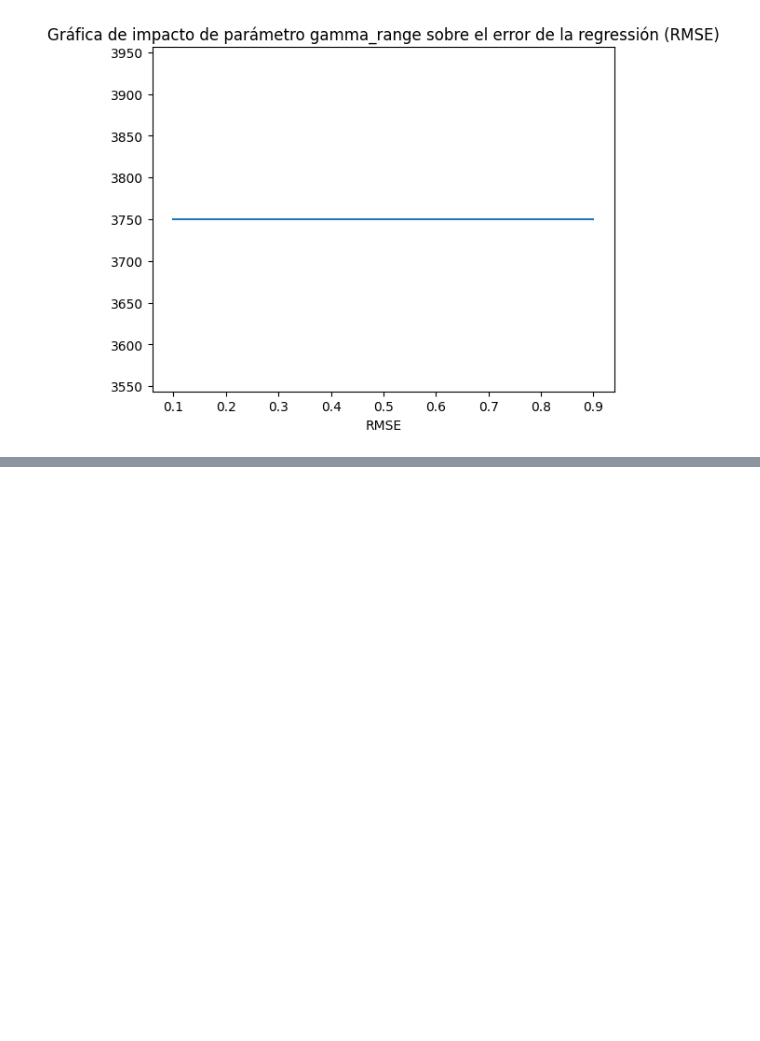
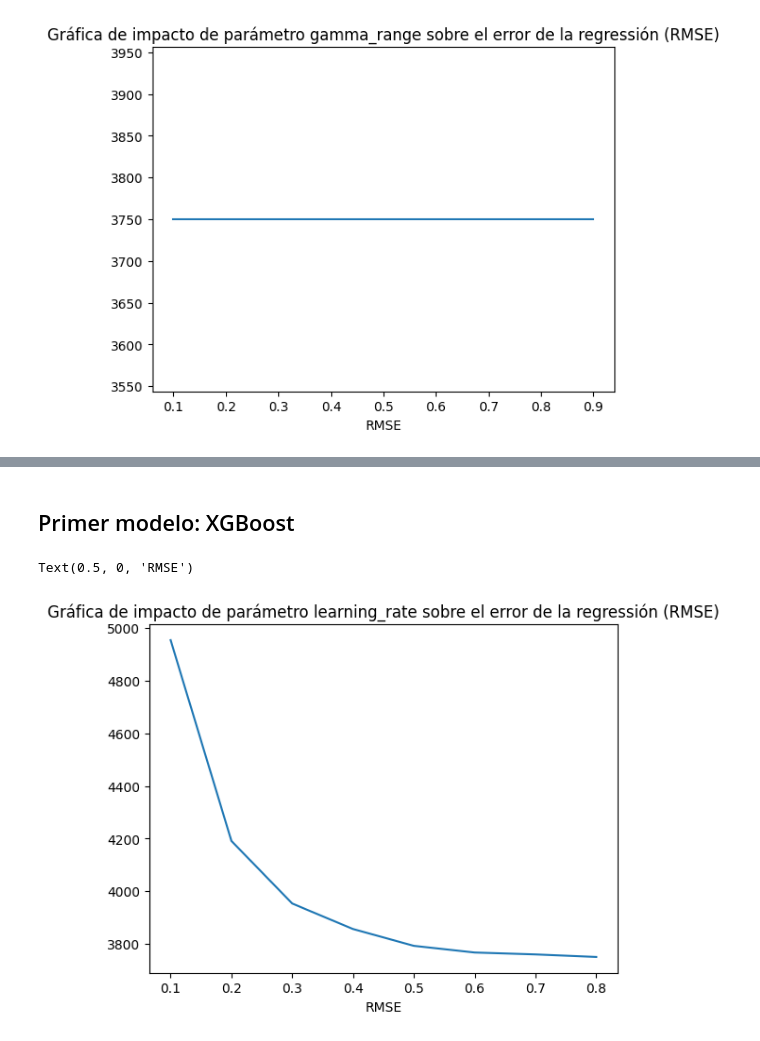
Before and after one commit to Raegar-dot/MIAD_NLP_2024, a Jupyter notebook: Semana 3/S3P1_proyecto1.ipynb, the cells around one changed output, grey strips where cells are left out. Drawn from its saved outputs; the diff is of its cells as text; code cells hidden in the pictures; blank space fills up the shorter version.

```diff
--- a/Semana 3/S3P1_proyecto1.ipynb
+++ b/Semana 3/S3P1_proyecto1.ipynb
@@ -638,0 +655,3 @@ Text(0.5, 0, 'RMSE')
+# %%
+df_train = pd.concat([df_train.drop(columns = ['Make', 'Model', 'State']), pd.get_dummies(df_train['Make'], drop_first = True, prefix = 'Make').replace({True:1, False:0}), pd.get_dummies(df_train['Model'].str.upper(), drop_first = True, prefix = 'Model').replace({True:1, False:0}), pd.get_dummies(df_train['State'], drop_first = True, prefix = 'State').replace({True:1, False:0})], axis = 1)
+df_test = pd.concat([df_test.drop(columns = ['Make', 'Model', 'State']), pd.get_dummies(df_test['Make'], drop_first = True, prefix = 'Make').replace({True:1, False:0}), pd.get_dummies(df_test['Model'].str.upper(), drop_first = True, prefix = 'Model').replace({True:1, False:0}), pd.get_dummies(df_test['State'], drop_first = True, prefix = 'State').replace({True:1, False:0})], axis = 1)
@@ -638,0 +778,12 @@ Text(0.5, 0, 'RMSE')
+# %%
+# Ajustar el nombre de los modelos con el fin de reducir la cantidad de categórias en dicho campo
+
+# Crear copia de los dataframes originales
+df_train = dataTraining.copy()
+df_test = dataTesting.copy()
+
+# Ajustar la variable Model
+df_train['Model'] = df_train['Model'].str[:5].str.upper()
+df_test['Model'] = df_test['Model'].str[:5].str.upper()
+
+df_train.shape
@@ -638,0 +792,3 @@ Text(0.5, 0, 'RMSE')
+# %%
+df_train = pd.concat([df_train.drop(columns = ['Make', 'Model', 'State']), pd.get_dummies(df_train['Make'], drop_first = True, prefix = 'Make').replace({True:1, False:0}), pd.get_dummies(df_train['Model'].str.upper(), drop_first = True, prefix = 'Model').replace({True:1, False:0}), pd.get_dummies(df_train['State'], drop_first = True, prefix = 'State').replace({True:1, False:0})], axis = 1)
+df_test = pd.concat([df_test.drop(columns = ['Make', 'Model', 'State']), pd.get_dummies(df_test['Make'], drop_first = True, prefix = 'Make').replace({True:1, False:0}), pd.get_dummies(df_test['Model'].str.upper(), drop_first = True, prefix = 'Model').replace({True:1, False:0}), pd.get_dummies(df_test['State'], drop_first = True, prefix = 'State').replace({True:1, False:0})], axis = 1)
@@ -638,0 +838,10 @@ Text(0.5, 0, 'RMSE')
+# %%
+# Partir la base de Training en training y test
+
+# df_train.dropna(inplace = True)
+X1 = df_train.drop(columns = 'Price')
+y1 = df_train['Price']
+
+from sklearn.model_selection import train_test_split
+X_train1, X_test1, y_train1, y_test1 = train_test_split(X1, y1, test_size=0.33, random_state=42)
+X_train1.shape
@@ -638,0 +866,22 @@ Text(0.5, 0, 'RMSE')
+# %% [markdown]
+## Primer modelo: XGBoost
+# %%
+# Lista de valores del parámetro learning_rate_range a probar
+learning_rate_range = [0.1, 0.2, 0.3, 0.4, 0.5, 0.6, 0.7, 0.8]
+rmse_scores = []
+
+# Inicialización del modelo de ensamblaje de XGBRegressor usando k-folds cross-validation con k = 10
+for parameter in learning_rate_range:
+    randomforest2 = XGBRegressor(learning_rate = parameter, random_state = 1, n_jobs = -1)
+    randomforest2 = randomforest2.fit(X_train1, y_train1)
+    y_pred = randomforest2.predict(X_test1)
+    rmse_scores.append(np.sqrt(mean_squared_error(y_test1, y_pred)))
+
+# Graficar impacto de la variable learning_rate con la métrica de RMSE
+plt.plot(learning_rate_range, rmse_scores)
+plt.title('Gráfica de impacto de parámetro learning_rate sobre el error de la regressión (RMSE)')
+plt.xlabel('learning_rate')
+plt.xlabel('RMSE')
+# %% [output]
+Text(0.5, 0, 'RMSE')
+[figure, added]
```
Also changed, not shown: parts of 21 cells of this notebook.
